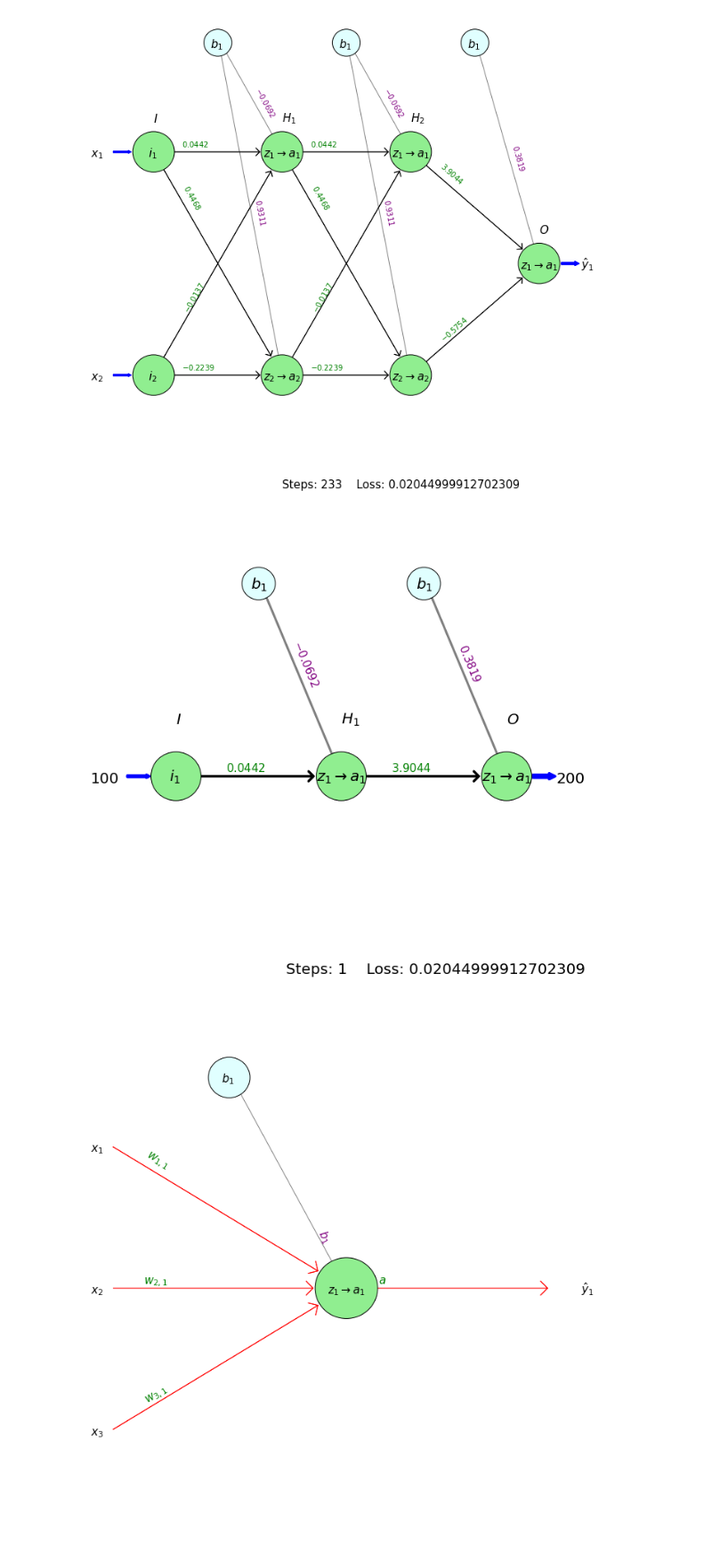
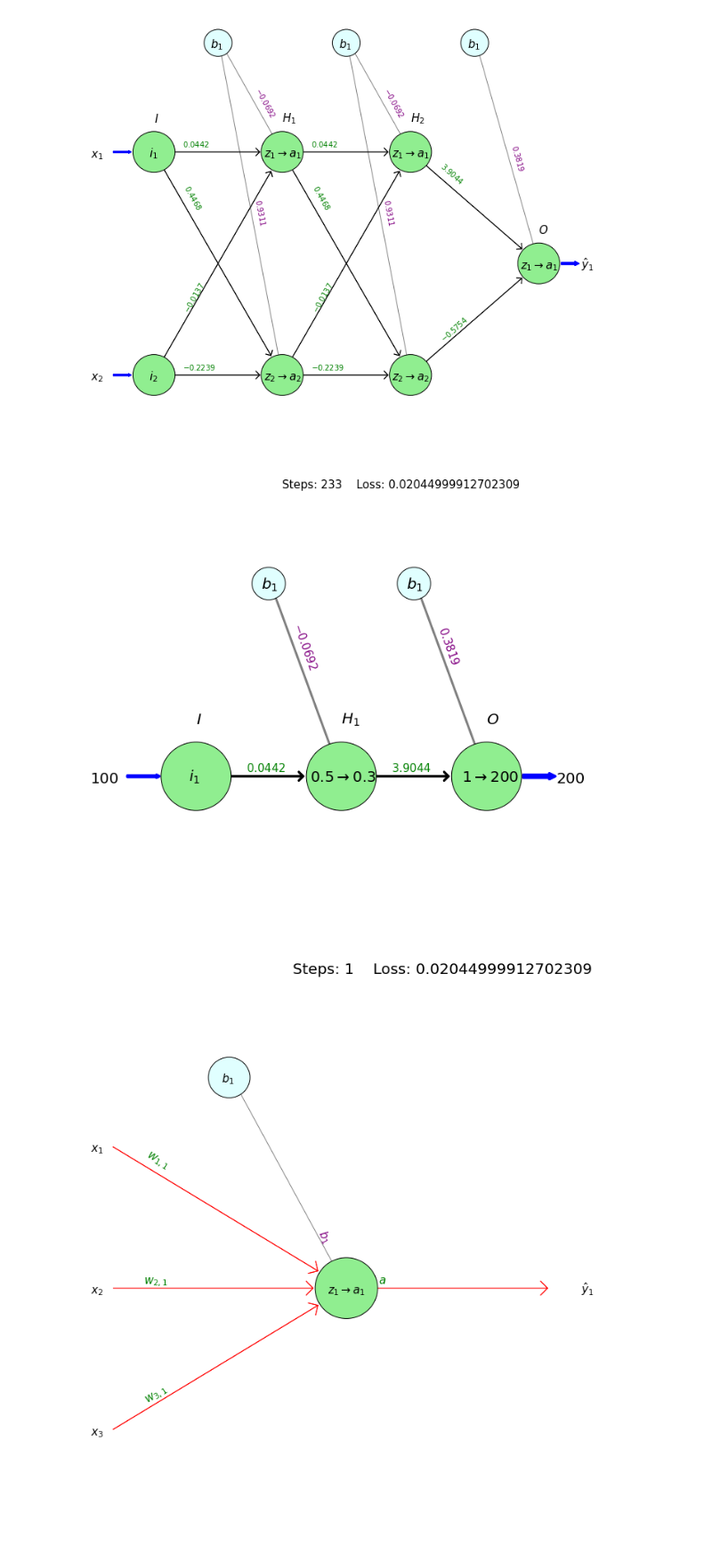
Before and after one commit to NBISweden/workshop-neural-nets-and-deep-learning, a Jupyter notebook: session_annBuildingBlocks/test_draw_neural_net.ipynb, the cells around one changed output. Shown at 89% size. Saved outputs shown, nothing was run; the diff lists cells and outputs as text; code cells hidden in the pictures.

```diff
--- a/session_annBuildingBlocks/test_draw_neural_net.ipynb
+++ b/session_annBuildingBlocks/test_draw_neural_net.ipynb
@@ -86,37 +88,46 @@ weights = [
             [-0.01369809]
         ]
     ),
     np.array(
         [
             [ 3.90439194],
             [-0.57540788]
         ]
     )
 ]
 biases = [
     np.array(
         [-0.0691795]
     ),
     np.array(
         [0.38188918]
     )
 ]
+
+hidden = [
+    [r"Dummy"],
+    [r"$0.5\rightarrow 0.3$"],
+    [r"$1\rightarrow 200$"]
+]
+
+
 epoch=1
 loss = 0.02044999912702309
 
 fig = plt.figure(figsize=(12, 12))
 ax = fig.gca()
 ax.axis('off')
 
-draw_neural_net(ax, .1, .9, .1, .9, layerSizes = layer_sizes, weights = weights,
-                inPrefix = ['100'], outPrefix = ['200'],
-                biases=biases, epoch=epoch, loss = loss,
+draw_neural_net(ax, .1, .9, .1, .9, layerSizes = layer_sizes,
+                inputPrefix = ['100'], outputPrefix = ['200'], otherNodePrefix = hidden,
+                weights = weights, biases=biases,
+                epoch=epoch, loss = loss,
                 nodeFontSize=20, edgeFontSize = 15, edgeWidth = 3
                )
 #fig.savefig('nn_digaram.png')
 plt.show()
 # %% [output]
-[figure, old version]
+[figure, new version]
 # %%
 %matplotlib inline
 
```
Also changed, not shown: parts of 4 cells of this notebook, 1 other file.
